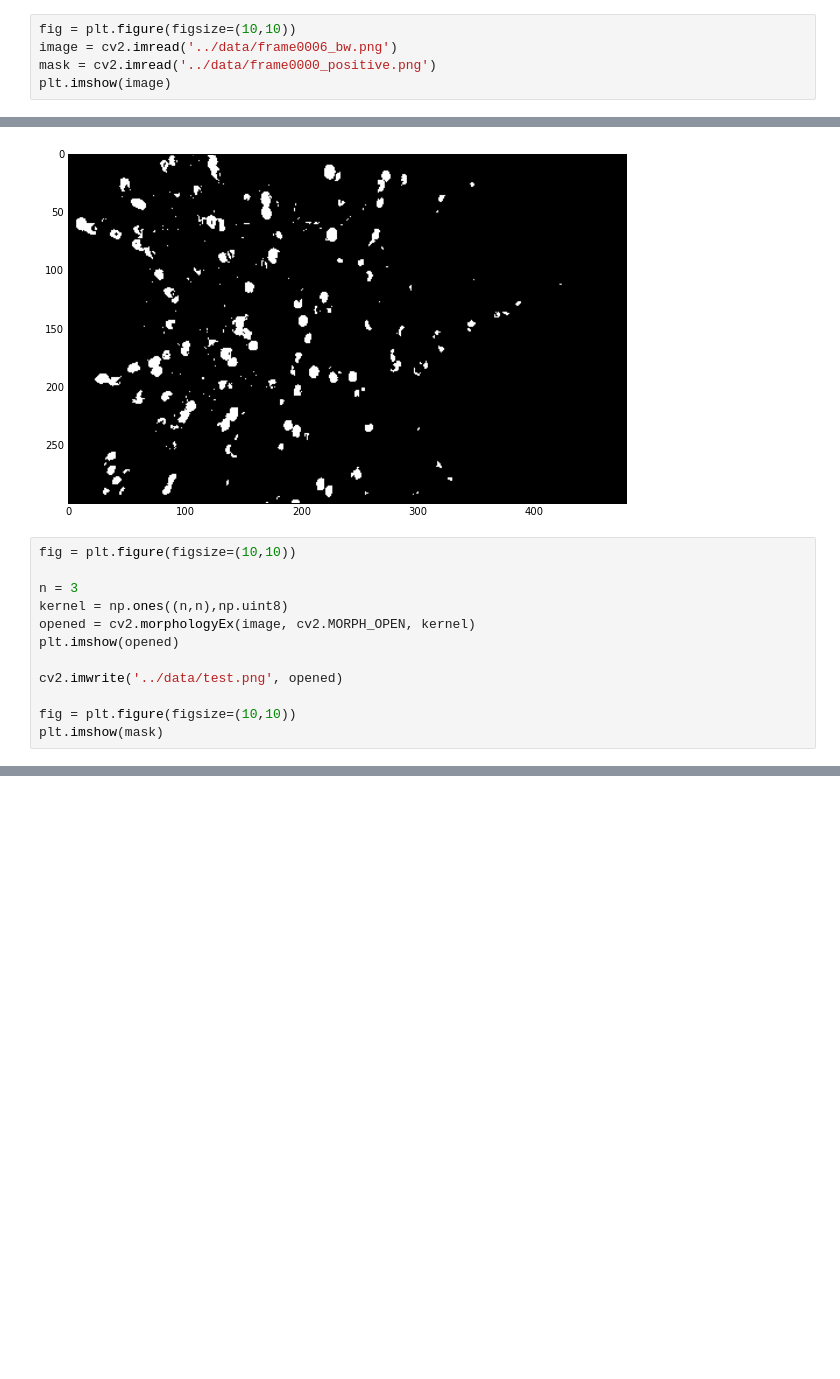
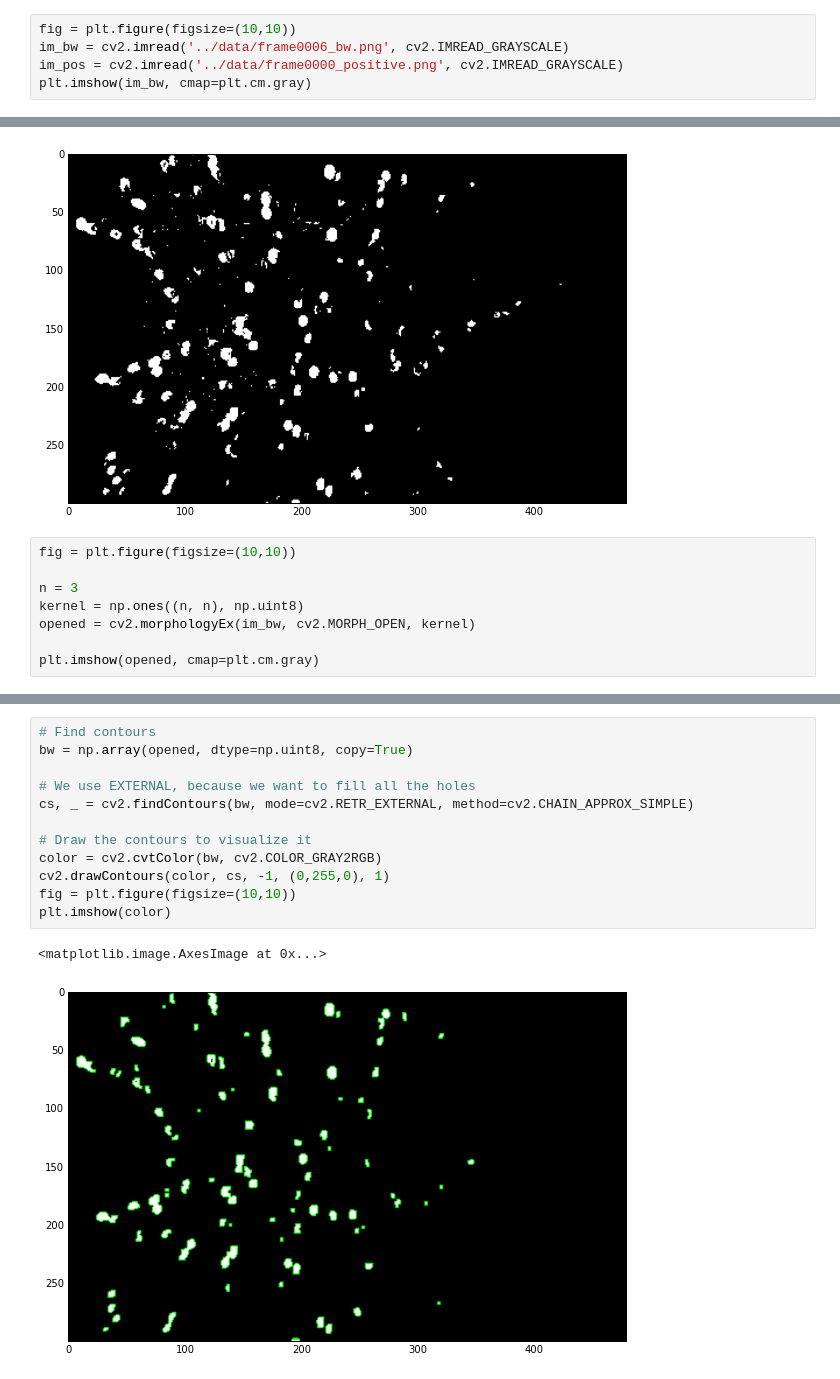
Before and after one commit to versatran01/Galt, a Jupyter notebook: detection/notebook/fix_image.ipynb, the cells around one changed output, grey strips where cells are left out. Drawn from its saved outputs; the diff is of its cells as text; blank space fills up the shorter version.

```diff
--- a/detection/notebook/fix_image.ipynb
+++ b/detection/notebook/fix_image.ipynb
@@ -11,9 +11,9 @@ from aye.preprocessing import *
 import cv2
 # %%
 fig = plt.figure(figsize=(10,10))
-image = cv2.imread('../data/frame0006_bw.png')
-mask = cv2.imread('../data/frame0000_positive.png')
-plt.imshow(image)
+im_bw = cv2.imread('../data/frame0006_bw.png', cv2.IMREAD_GRAYSCALE)
+im_pos = cv2.imread('../data/frame0000_positive.png', cv2.IMREAD_GRAYSCALE)
+plt.imshow(im_bw, cmap=plt.cm.gray)
 # %% [output]
 <matplotlib.image.AxesImage at 0x...>
 [figure]
@@ -21,14 +21,10 @@ plt.imshow(image)
 fig = plt.figure(figsize=(10,10))
 
 n = 3
-kernel = np.ones((n,n),np.uint8)
-opened = cv2.morphologyEx(image, cv2.MORPH_OPEN, kernel)
-plt.imshow(opened)
+kernel = np.ones((n, n), np.uint8)
+opened = cv2.morphologyEx(im_bw, cv2.MORPH_OPEN, kernel)
 
-cv2.imwrite('../data/test.png', opened)
-
-fig = plt.figure(figsize=(10,10))
-plt.imshow(mask)
+plt.imshow(opened, cmap=plt.cm.gray)
 # %% [output]
 <matplotlib.image.AxesImage at 0x...>
 [figure]
@@ -35,0 +31,15 @@ plt.imshow(mask)
+# %%
+# Find contours
+bw = np.array(opened, dtype=np.uint8, copy=True)
+
+# We use EXTERNAL, because we want to fill all the holes
+cs, _ = cv2.findContours(bw, mode=cv2.RETR_EXTERNAL, method=cv2.CHAIN_APPROX_SIMPLE)
+
+# Draw the contours to visualize it
+color = cv2.cvtColor(bw, cv2.COLOR_GRAY2RGB)
+cv2.drawContours(color, cs, -1, (0,255,0), 1)
+fig = plt.figure(figsize=(10,10))
+plt.imshow(color)
+# %% [output]
+<matplotlib.image.AxesImage at 0x...>
+[figure, added]
```
Also changed, not shown: parts of 4 cells of this notebook, 2 other files.
